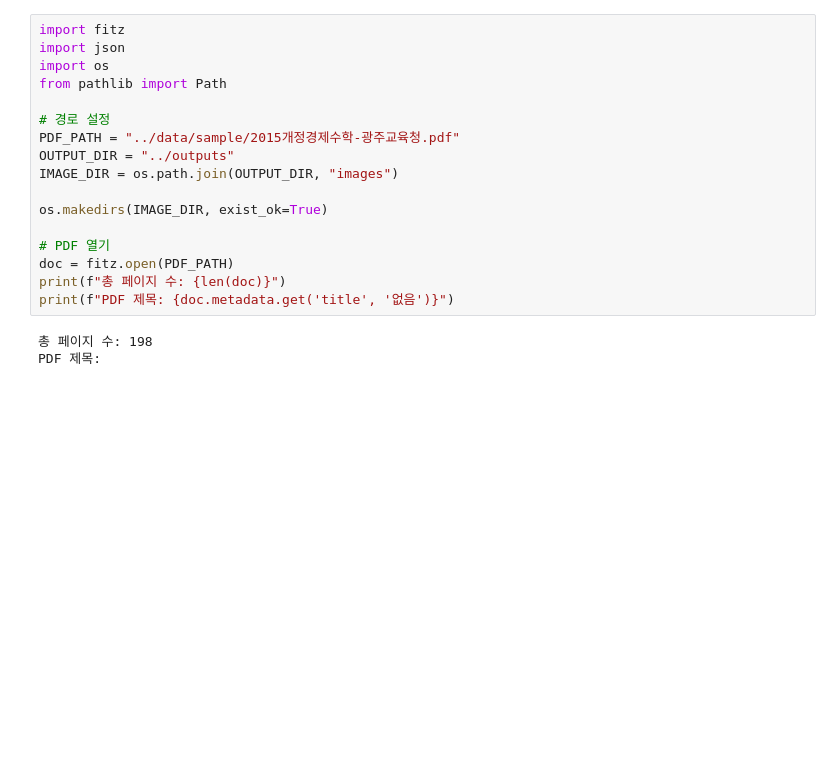
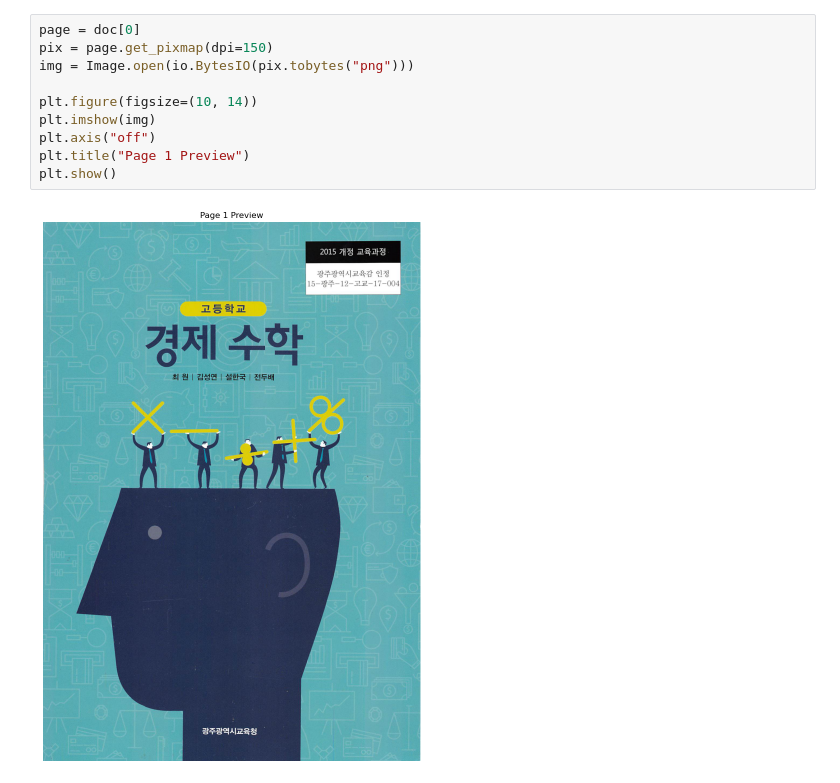
Before and after one commit to yyeonseoo/HOPE, a Jupyter notebook: notebooks/01_ocr_parser.ipynb, the cells around one changed output. Saved outputs shown, nothing was run; the diff lists cells and outputs as text; blank space fills up the shorter version.

```diff
--- a/notebooks/01_ocr_parser.ipynb
+++ b/notebooks/01_ocr_parser.ipynb
@@ -11,20 +25,12 @@ FileNotFoundError: [WinError 2] 지정된 파일을 찾을 수 없습니다
 # %%
-import fitz
-import json
-import os
-from pathlib import Path
+page = doc[0]
+pix = page.get_pixmap(dpi=150)
+img = Image.open(io.BytesIO(pix.tobytes("png")))
 
-# 경로 설정
-PDF_PATH = "../data/sample/2015개정경제수학-광주교육청.pdf"
-OUTPUT_DIR = "../outputs"
-IMAGE_DIR = os.path.join(OUTPUT_DIR, "images")
-
-os.makedirs(IMAGE_DIR, exist_ok=True)
-
-# PDF 열기
-doc = fitz.open(PDF_PATH)
-print(f"총 페이지 수: {len(doc)}")
-print(f"PDF 제목: {doc.metadata.get('title', '없음')}")
+plt.figure(figsize=(10, 14))
+plt.imshow(img)
+plt.axis("off")
+plt.title("Page 1 Preview")
+plt.show()
 # %% [output]
-총 페이지 수: 198
-PDF 제목:
+[figure, added]
```
Also changed, not shown: parts of 5 cells of this notebook, 1 other file.
